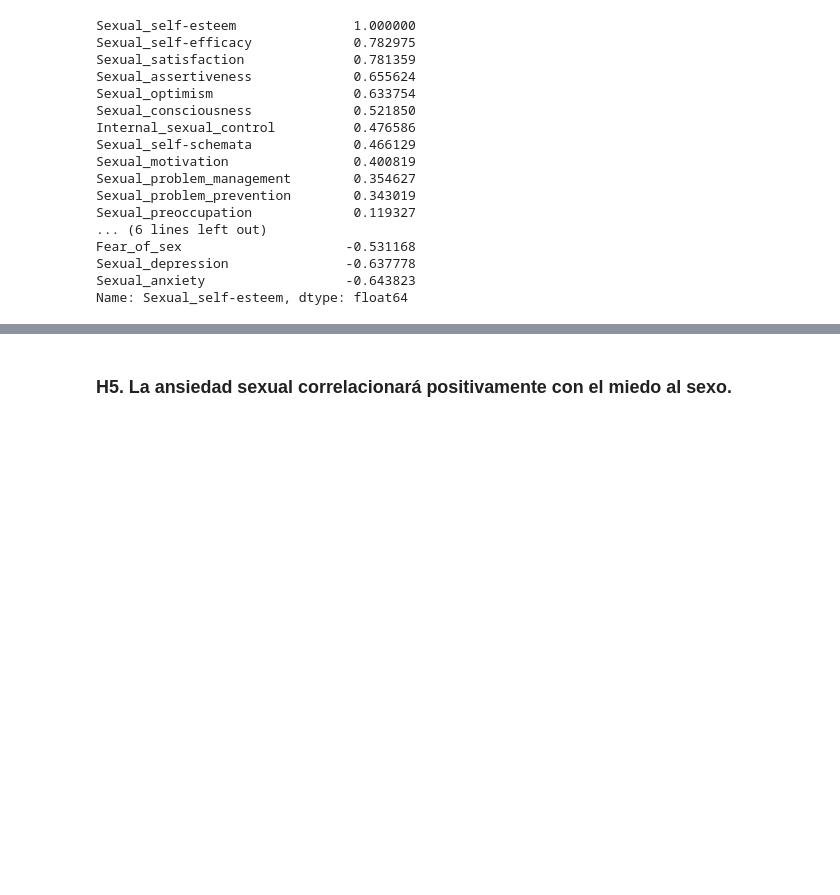
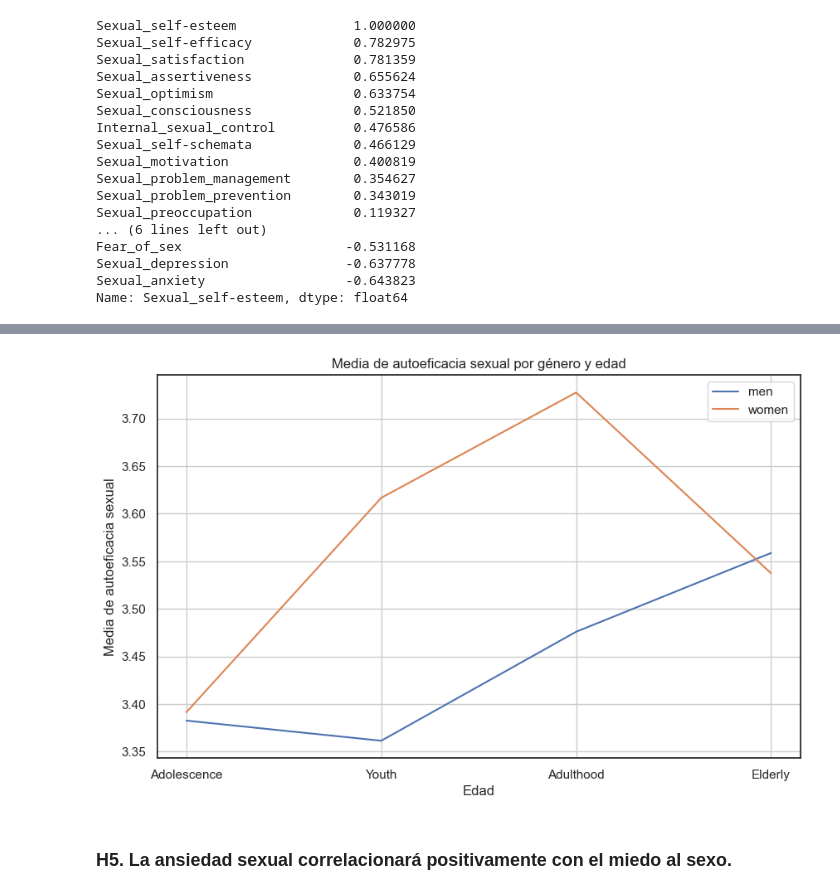
Before and after one commit to mariasanvals/EDA_Entrega, a Jupyter notebook: src/memoria/memoria.ipynb, the cells around one changed output, grey strips where cells are left out. Cells and saved outputs as stored; diff of their text form; code cells hidden in the pictures; blank space fills up the shorter version.

```diff
--- a/src/memoria/memoria.ipynb
+++ b/src/memoria/memoria.ipynb
@@ -1203,0 +1238,6 @@ Name: Sexual_self-esteem, dtype: float64
+# %%
+grouped = df.groupby(['Age Group', 'gender'])['Sexual_self-efficacy'].mean().unstack()
+# Definir el orden de las categorías de edad
+age_group_order = ['Adolescence', 'Youth', 'Adulthood', 'Elderly']
+
+grouped
@@ -1204,3 +1251,25 @@ Name: Sexual_self-esteem, dtype: float64
+# %%
+
+# Reordenar el DataFrame grouped según el orden de las categorías de edad
+grouped = grouped.reindex(age_group_order)
+
+# Graficar
+plt.figure(figsize=(10, 6))
+
+grouped['man'].plot(label='men')
+grouped['woman'].plot(label='women')
+
+# Establecer el orden de las etiquetas de edad en el eje x
+plt.xticks(range(len(age_group_order)), age_group_order)
+
+plt.title('Media de autoeficacia sexual por género y edad')
+plt.xlabel('Edad')
+plt.ylabel('Media de autoeficacia sexual')
+plt.legend()
+plt.grid(True)
+plt.show()
+# %% [output]
+[figure, added]
 # %% [markdown]
 ### H5. La ansiedad sexual correlacionará positivamente con el miedo al sexo.
 # %% [markdown]
```
Also changed, not shown: parts of 16 cells of this notebook, 2 other files.
